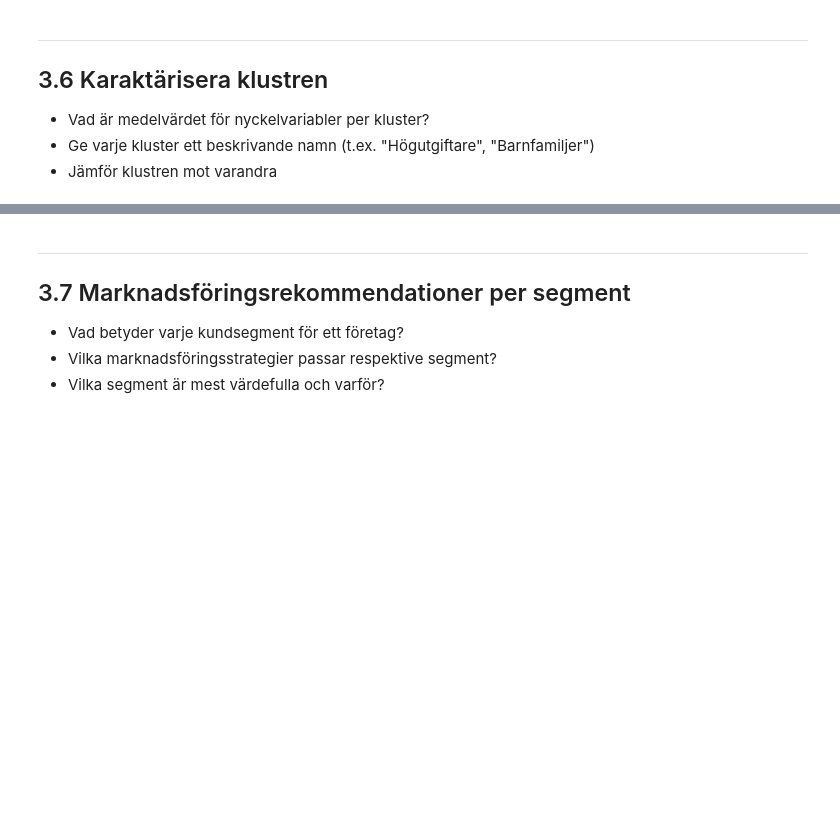
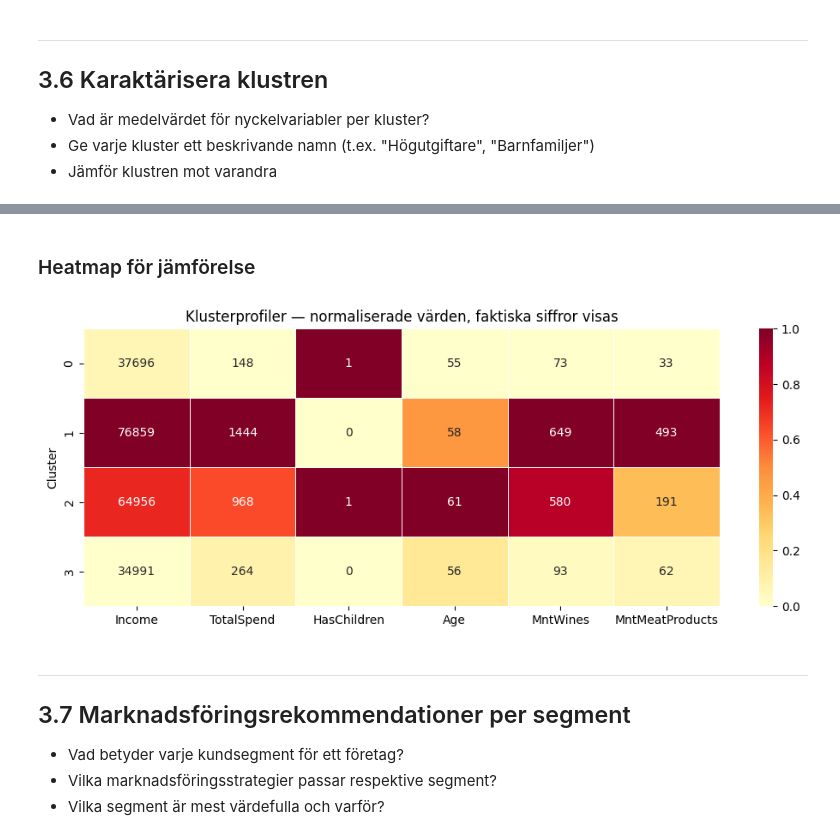
Before and after one commit to davidfjellstrom/Unsupervised-machine-learning, a Jupyter notebook: 03_klustring.ipynb, the cells around one changed output, grey strips where cells are left out. Drawn from its saved outputs; the diff is of its cells as text; code cells hidden in the pictures; blank space fills up the shorter version.

```diff
--- a/03_klustring.ipynb
+++ b/03_klustring.ipynb
@@ -47,0 +179,6 @@ Läs in `clean_customer_data.csv` från datareningen.
+# %%
+# Beräknar medelvärdet för varje nyckelvariabler per kluster
+# Används som underlag för att namnge och tolka segmenten
+profile_cols = ['Income', 'TotalSpend', 'HasChildren', 'Age', 'MntWines', 'MntMeatProducts']
+cluster_profile = df.groupby('Cluster')[profile_cols].mean().round(1)
+cluster_profile
@@ -48,3 +201,18 @@ Läs in `clean_customer_data.csv` från datareningen.
+# %% [markdown]
+### Heatmap för jämförelse
+# %%
+# Heatmap ger en snabb visuell överblick över hur klustren skiljer sig åt
+# normalize=True skalar varje kolumn så att de går att jämföra trots olika enheter
+cluster_norm = cluster_profile.apply(lambda x: (x - x.min()) / (x.max() - x.min()))
+
+plt.figure(figsize=(10, 4))
+sns.heatmap(cluster_norm, annot=cluster_profile, fmt='.0f',
+            cmap='YlOrRd', linewidths=0.5)
+plt.title('Klusterprofiler — normaliserade värden, faktiska siffror visas')
+plt.tight_layout()
+plt.show()
+# %% [output]
+[figure, added]
 # %% [markdown]
 ---
 ## 3.7 Marknadsföringsrekommendationer per segment
```
Also changed, not shown: parts of 17 cells of this notebook.
